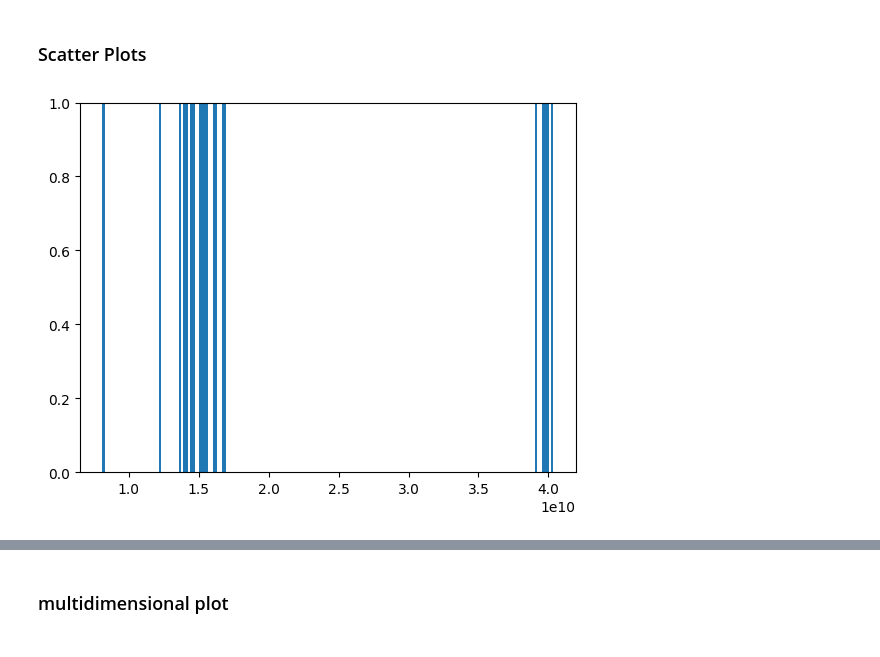
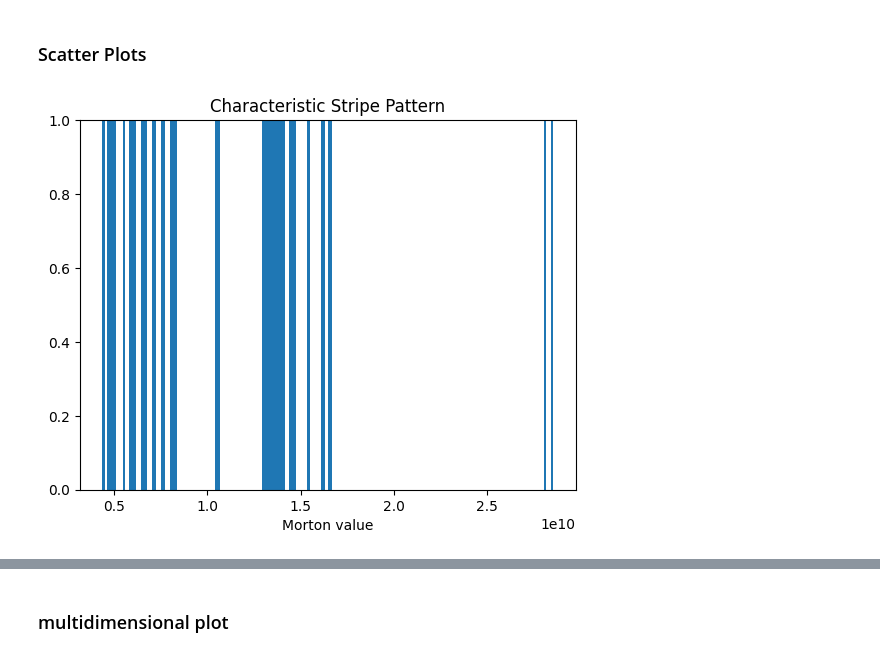
Before and after one commit to Marble879/SFC_scripts, a Jupyter notebook: LaneChange_Scripts/Morton_CSP_individual.ipynb, the cells around one changed output, grey strips where cells are left out. Cells and saved outputs as stored; diff of their text form; code cells hidden in the pictures.

Commit message:
Update morton CSP with plot labels
Co-authored-by: iachella <gusiacgi@student.gu.se>

```diff
--- a/LaneChange_Scripts/Morton_CSP_individual.ipynb
+++ b/LaneChange_Scripts/Morton_CSP_individual.ipynb
@@ -23,13 +48,13 @@ df = pd.read_csv('data/lane_changes_updated/lane_change_9.csv', sep=';')
 # %% [markdown]
 ### Apply constants
 # %%
-df['accel_lon']=df['accel_lon'].add(OFFSET)
-df['accel_trans']=df['accel_trans'].add(OFFSET)
-df['accel_down']=df['accel_down'].add(OFFSET)
+df['IMULgtAcceleration']=df['IMULgtAcceleration'].add(OFFSET)
+df['IMULatAcceleration']=df['IMULatAcceleration'].add(OFFSET)
+df['SteeringWhlAngle']=df['SteeringWhlAngle'].add(OFFSET)
 
-df['accel_lon'] = df.apply(lambda x: int(x['accel_lon']*FACTOR_MULTIPLY) , axis=1)
-df['accel_trans'] = df.apply(lambda x: int(x['accel_trans']*FACTOR_MULTIPLY) , axis=1)
-df['accel_down'] = df.apply(lambda x: int(x['accel_down']*FACTOR_MULTIPLY) , axis=1)
+df['IMULgtAcceleration'] = df.apply(lambda x: int(x['IMULgtAcceleration']*FACTOR_MULTIPLY) , axis=1)
+df['IMULatAcceleration'] = df.apply(lambda x: int(x['IMULatAcceleration']*FACTOR_MULTIPLY) , axis=1)
+df['SteeringWhlAngle'] = df.apply(lambda x: int(x['SteeringWhlAngle']*FACTOR_MULTIPLY) , axis=1)
 # %% [markdown]
 ### Morton indexing
 # %%
@@ -43,10 +68,10 @@ df['accel_down'] = df.apply(lambda x: int(x['accel_down']*FACTOR_MULTIPLY) , axi
 
 # Add Hilbert index to 'hilbert' column
 #df_hilbert = pd.concat([df, pd.DataFrame(distances, columns = ['hilbert'] )], axis=1)
-
 m = morton.Morton(dimensions=2, bits=18)
 
 def set_value(row):
-    return m.pack(int(row['accel_lon']), int(row['accel_trans']))
+    return m.pack(int(row['IMULatAcceleration']), int(row['SteeringWhlAngle']))
 
 df['morton'] = df.apply(set_value, axis=1)
+df
@@ -57,20 +96,23 @@ df['morton'] = df.apply(set_value, axis=1)
 # %%
 # 'bins' explained: https://www.metabase.com/glossary/bin
 
 # What 'bins' value is best?
 plt.hist(df['morton'], bins=200)
 
 min = df['morton'].min()
 max = df['morton'].max()
 max = 30000000000
 #max = 20000000000
 
 # limit y axis to 1 to show binary presence of data point
 plt.ylim(0,1)
 #plt.xlim(1,max)
 # limit x axis to take only "lane change relevant" data
 #plt.xlim(9000000000,13000000000)
+plt.xlabel('Morton value')
+
+plt.title("Characteristic Stripe Pattern")
 
 plt.show()
 # %% [output]
-[figure, old version]
+[figure, new version]
```
Also changed, not shown: parts of 9 cells of this notebook.
